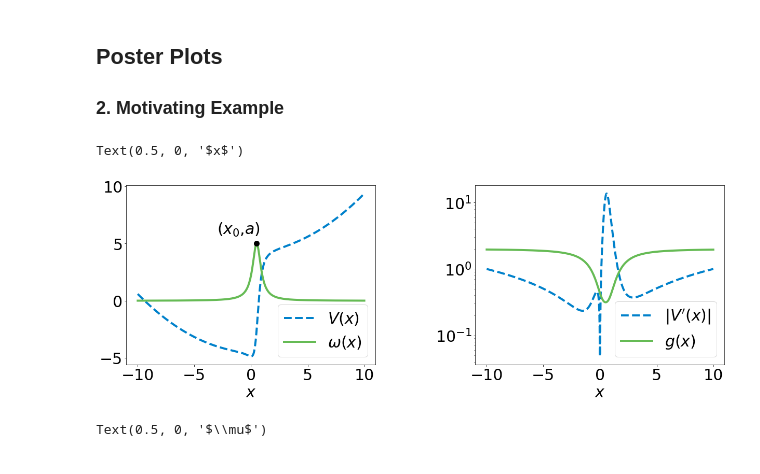
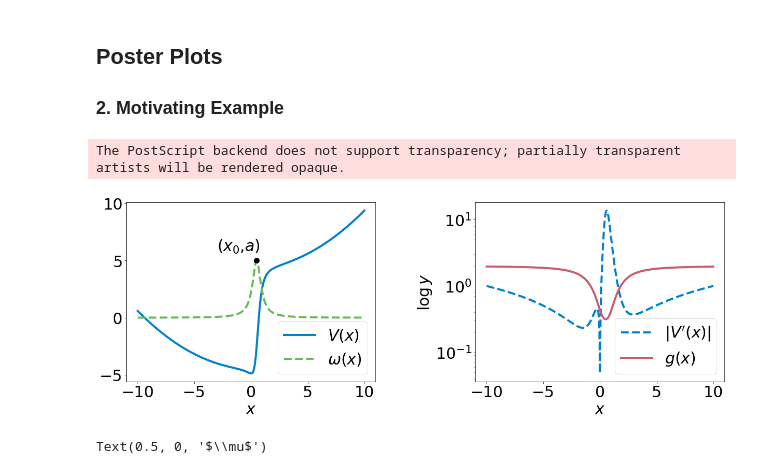
Before and after one commit to alixsleroy/Stepupyourgame, a Jupyter notebook: Python/examples potential/spring_potential.ipynb, the cells around one changed output. Cells and saved outputs as stored; diff of their text form; code cells hidden in the pictures.

```diff
--- a/Python/examples potential/spring_potential.ipynb
+++ b/Python/examples potential/spring_potential.ipynb
@@ -146,38 +146,41 @@ plt.rc('ytick', labelsize=font_size)
 ########################################
 
 
 fig, (axs)= plt.subplots(1, 2,figsize=(20,6))# plt.figure(figsize=(4,4))
 fig.subplots_adjust(left=0.1,
                         bottom=0.1,
                         right=0.9,
                         top=0.9,
                         wspace=0.4,
                         hspace=0.4)
 s=np.linspace(-10,10,1000)
-axs[0].plot(s,U(s),"--",label="$V(x)$",linewidth=line_w,color=myblue)
-axs[0].plot(s,omega(s),label="$\\omega(x)$",linewidth=line_w,color=mygreen)
+axs[0].plot(s,U(s),label="$V(x)$",linewidth=line_w,color=myblue)
+axs[0].plot(s,omega(s),"--",label="$\\omega(x)$",linewidth=line_w,color=mygreen)
 axs[0].plot(s[np.argmax(omega(s))],np.max(omega(s)),"o",markersize=10,color="black")
 axs[0].annotate('($x_0$,$a$)', xy=(s[np.argmax(omega(s))],np.max(omega(s))),fontsize=font_size, textcoords='data',xytext=(-3,a+0.8)) # <--
 axs[0].legend(loc = "lower right",fontsize=font_size)
 # axs[0].set_ylabel("$y$",fontsize=font_size)
 axs[0].set_xlabel("$x$",fontsize=font_size)
 
 axs[1].semilogy(s,np.abs(Up(s)),"--",label="$|V'(x)|$",linewidth=line_w,color=myblue)
-axs[1].semilogy(s,np.abs(getg3(s)),color=mygreen,linewidth=line_w,label="$g(x)$")
+axs[1].semilogy(s,np.abs(getg3(s)),color=myred,linewidth=line_w,label="$g(x)$")
 axs[1].legend(loc = "lower right",fontsize=font_size)
 
 # def ticks(y, pos):
 #     return r'$2^{:.0f}$'.format(np.log(y))
 
 # # axs[1].xaxis.set_major_formatter(mtick.FuncFormatter(ticks))
 # axs[1].yaxis.set_major_formatter(mtick.FuncFormatter(ticks))
 
 
 # axs[1].set_ylabel("$\\log_e(|x|)$",fontsize=font_size)
 axs[1].set_xlabel("$x$",fontsize=font_size)
+axs[1].set_ylabel("$\\log y$",fontsize=font_size)
+
+plt.savefig('figures/spring_potential.eps', format='eps')
 # %% [output]
-Text(0.5, 0, '$x$')
+The PostScript backend does not support transparency; partially transparent artists will be rendered opaque.
-[figure, old version]
+[figure, new version]
 # %%
 import matplotlib.ticker as mtick
 plt.rc('xtick', labelsize=font_size)
```
Also changed, not shown: 18 other files.
